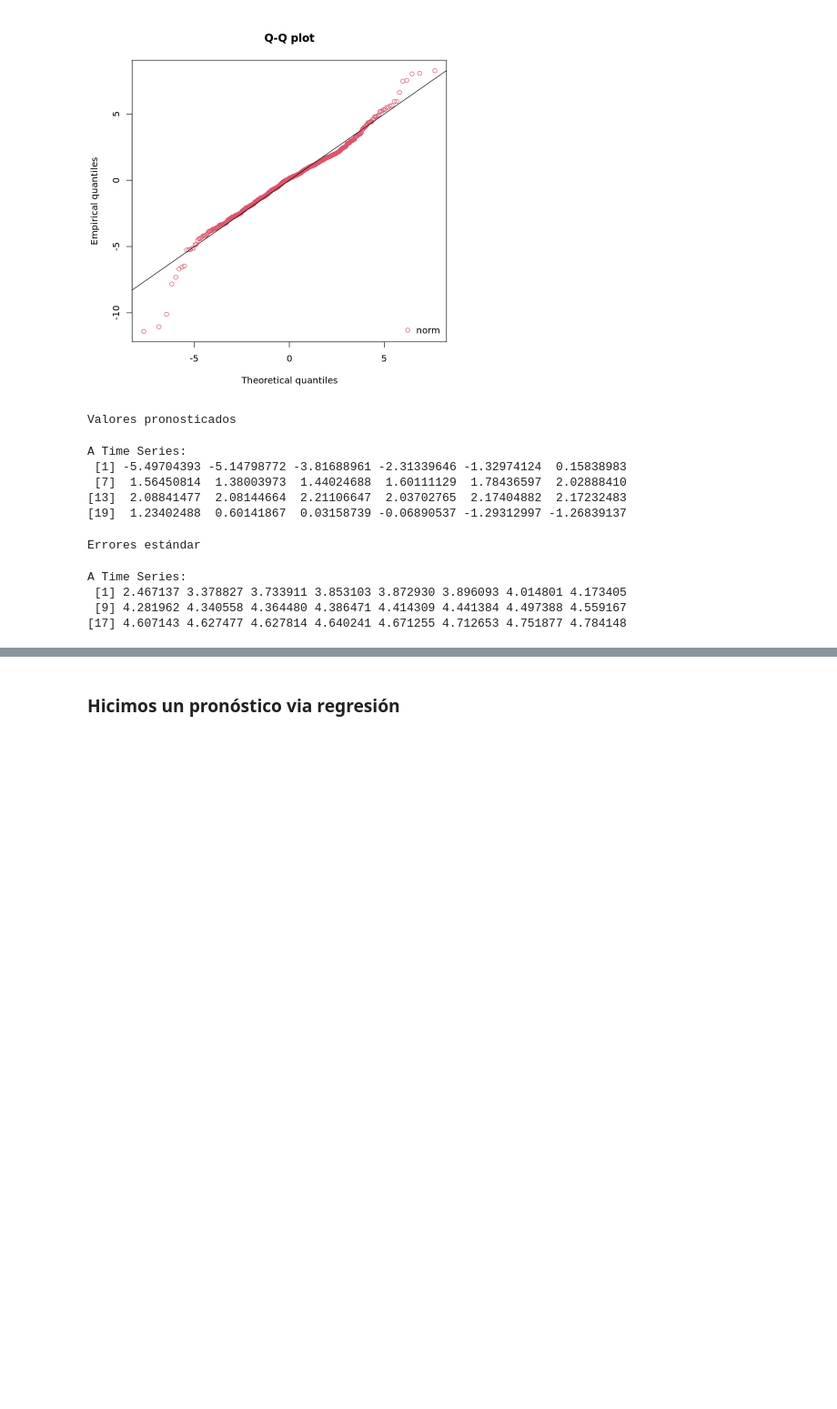
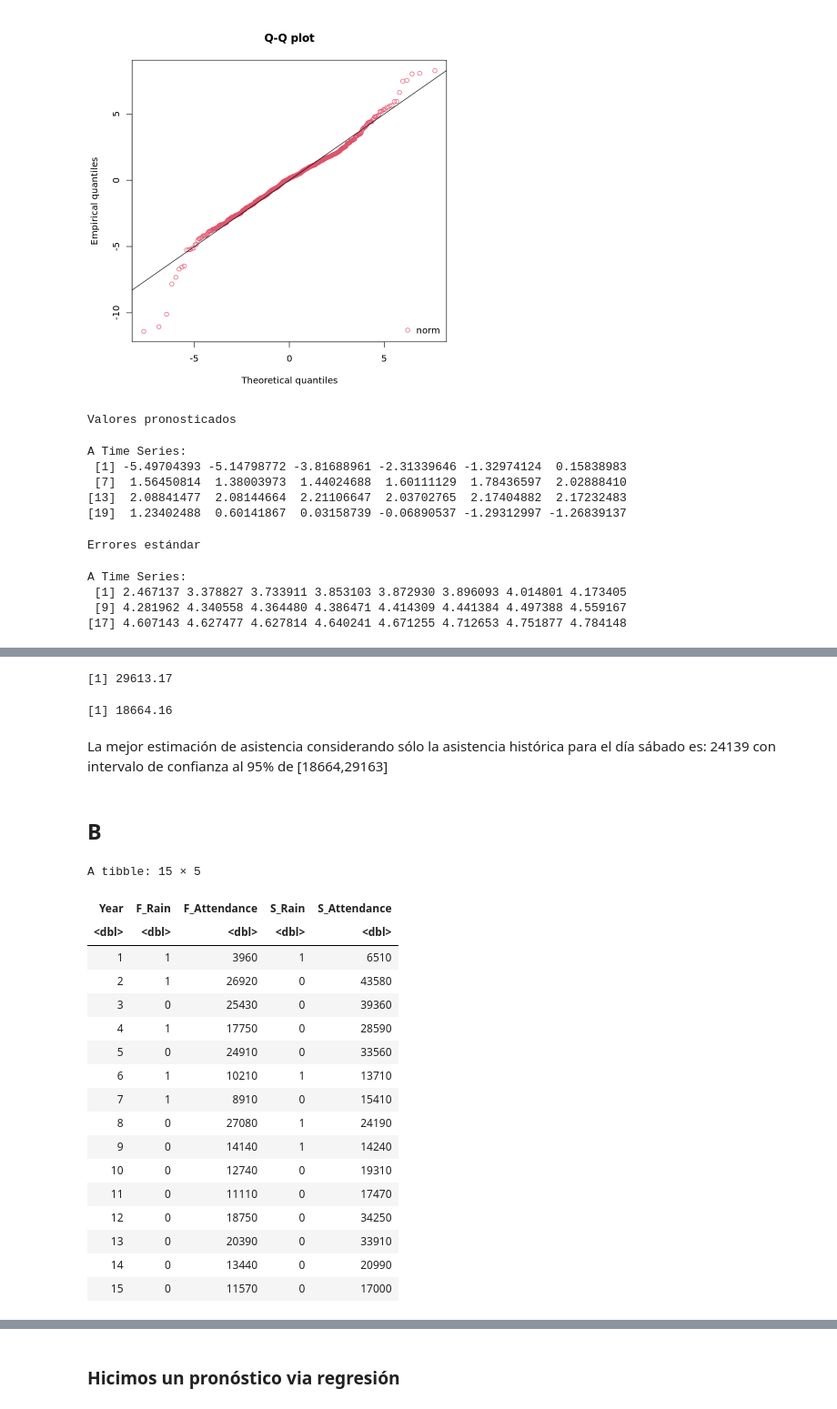
Before and after one commit to cesar-trader/simul_tarea2, a Jupyter notebook: tarea4_Cesar_Cerda.ipynb, the cells around one changed output, grey strips where cells are left out. Shown at 91% size. Cells and saved outputs as stored; diff of their text form; code cells hidden in the pictures; blank space fills up the shorter version.

```diff
--- a/tarea4_Cesar_Cerda.ipynb
+++ b/tarea4_Cesar_Cerda.ipynb
@@ -311,0 +364,37 @@ plot.pronostico
+# %%
+Ic_up = media_asistencia+1.96*sd_asistencia/sqrt(15)
+Ic_up
+# %% [output]
+[1] 29613.17
+# %%
+Ic_dw = media_asistencia-1.96*sd_asistencia/sqrt(15)
+Ic_dw
+# %% [output]
+[1] 18664.16
+# %% [markdown]
+La mejor estimación de asistencia considerando sólo la asistencia histórica para el día sábado es: 24139 con intervalo de confianza al 95% de [18664,29163]
+# %% [markdown]
+## B
+# %%
+data <- read_excel("music_data.xlsx",sheet="B Exhibit 1" )
+# %%
+data
+# %% [output]
+A tibble: 15 × 5
+| Year | F_Rain | F_Attendance | S_Rain | S_Attendance |
+| <dbl> | <dbl> | <dbl> | <dbl> | <dbl> |
+| 1 | 1 | 3960 | 1 | 6510 |
+| 2 | 1 | 26920 | 0 | 43580 |
+| 3 | 0 | 25430 | 0 | 39360 |
+| 4 | 1 | 17750 | 0 | 28590 |
+| 5 | 0 | 24910 | 0 | 33560 |
+| 6 | 1 | 10210 | 1 | 13710 |
+| 7 | 1 | 8910 | 0 | 15410 |
+| 8 | 0 | 27080 | 1 | 24190 |
+| 9 | 0 | 14140 | 1 | 14240 |
+| 10 | 0 | 12740 | 0 | 19310 |
+| 11 | 0 | 11110 | 0 | 17470 |
+| 12 | 0 | 18750 | 0 | 34250 |
+| 13 | 0 | 20390 | 0 | 33910 |
+| 14 | 0 | 13440 | 0 | 20990 |
+| 15 | 0 | 11570 | 0 | 17000 |
```
Also changed, not shown: parts of 43 cells of this notebook.
